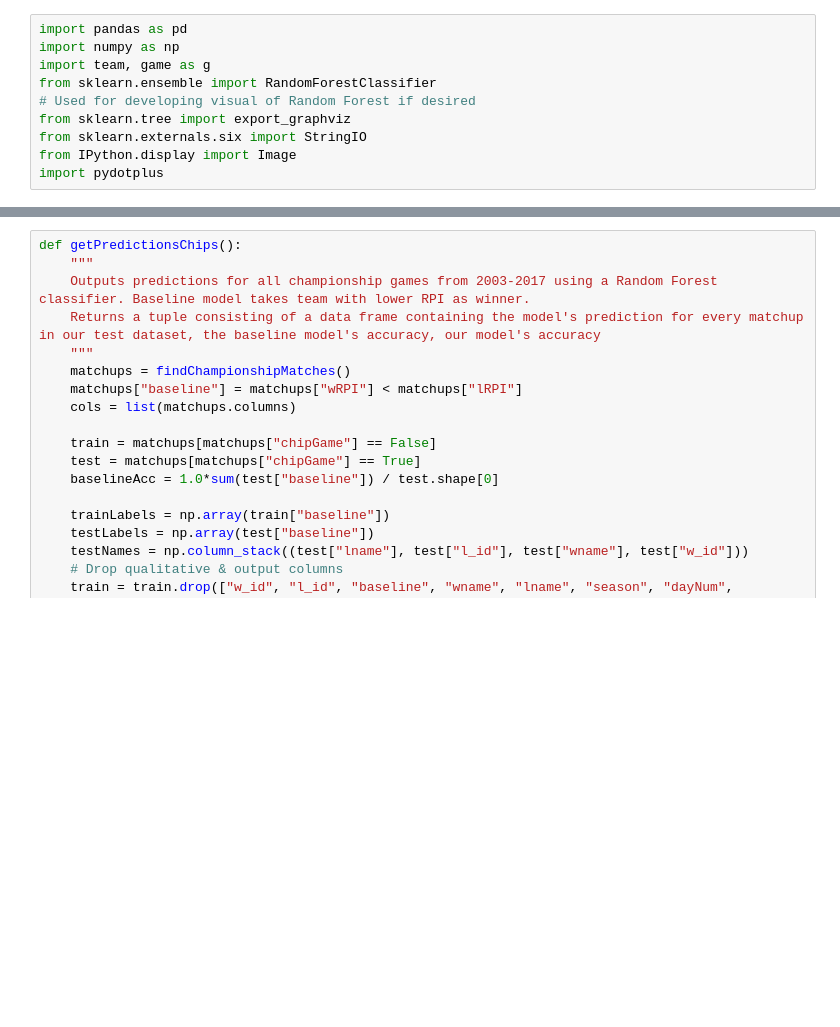
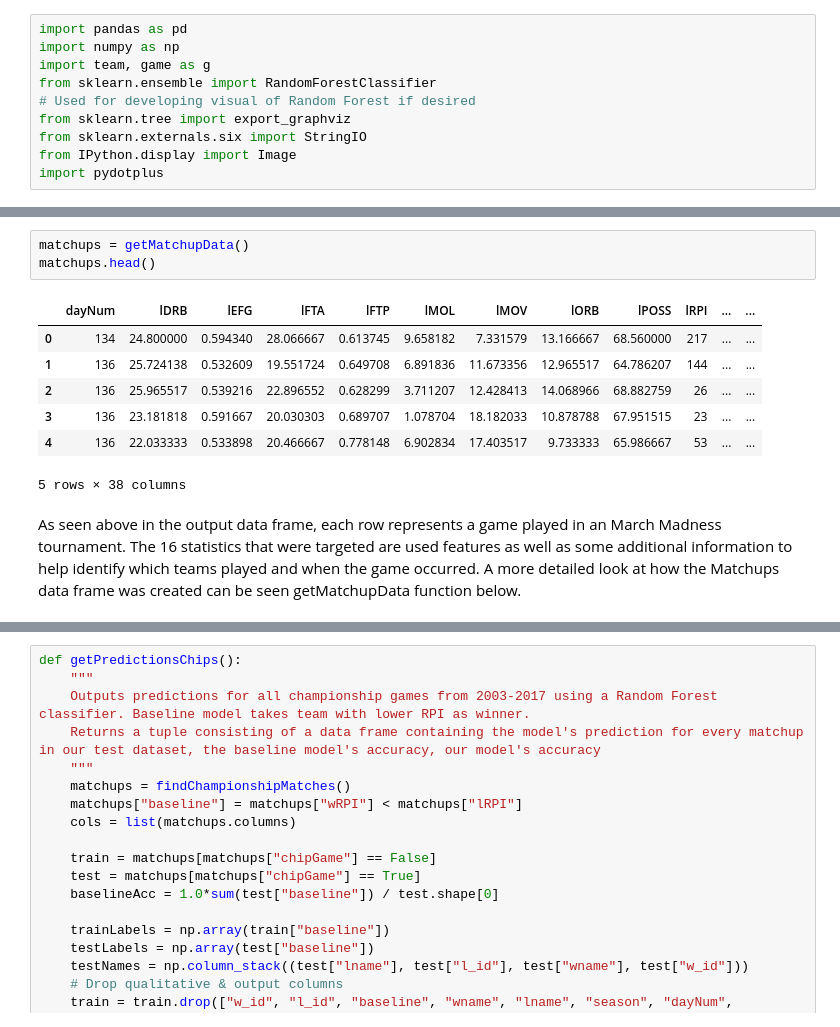
Before and after one commit to dlernz/march_madness, a Jupyter notebook: Predicting March Madness Games using Random Forests.ipynb, the cells around one changed output, grey strips where cells are left out. Cells and saved outputs as stored; diff of their text form; blank space fills up the shorter version.

```diff
--- a/Predicting March Madness Games using Random Forests.ipynb
+++ b/Predicting March Madness Games using Random Forests.ipynb
@@ -202,0 +73,13 @@ matchups[matchups["chipGame"] == True]
+# %%
+matchups = getMatchupData()
+matchups.head()
+# %% [output]
+|  | dayNum | lDRB | lEFG | lFTA | lFTP | lMOL | lMOV | lORB | lPOSS | lRPI | ... | ... |
+| 0 | 134 | 24.800000 | 0.594340 | 28.066667 | 0.613745 | 9.658182 | 7.331579 | 13.166667 | 68.560000 | 217 | ... | ... |
+| 1 | 136 | 25.724138 | 0.532609 | 19.551724 | 0.649708 | 6.891836 | 11.673356 | 12.965517 | 64.786207 | 144 | ... | ... |
+| 2 | 136 | 25.965517 | 0.539216 | 22.896552 | 0.628299 | 3.711207 | 12.428413 | 14.068966 | 68.882759 | 26 | ... | ... |
+| 3 | 136 | 23.181818 | 0.591667 | 20.030303 | 0.689707 | 1.078704 | 18.182033 | 10.878788 | 67.951515 | 23 | ... | ... |
+| 4 | 136 | 22.033333 | 0.533898 | 20.466667 | 0.778148 | 6.902834 | 17.403517 | 9.733333 | 65.986667 | 53 | ... | ... |
+5 rows × 38 columns
+# %% [markdown]
+As seen above in the output data frame, each row represents a game played in an March Madness tournament. The 16 statistics that were targeted are used features as well as some additional information to help identify which teams played and when the game occurred. A more detailed look at how the Matchups data frame was created can be seen getMatchupData function below.
```
Also changed, not shown: parts of 9 cells of this notebook, 1 other file.
